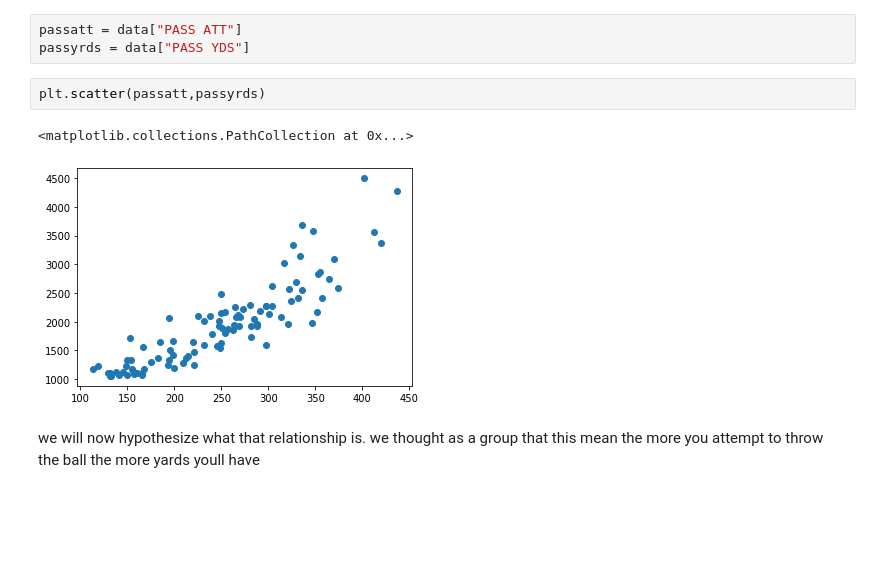
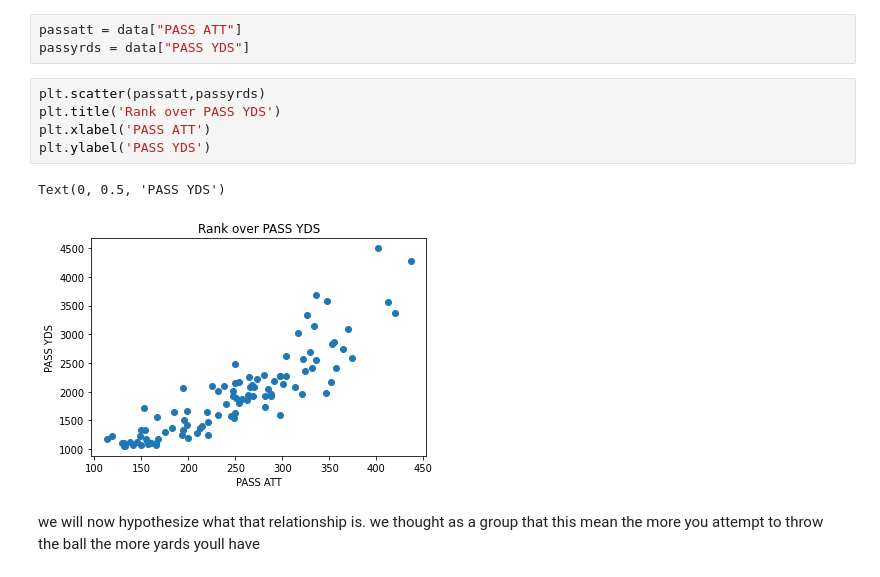
Before and after one commit to jacmantooth/groupproject, a Jupyter notebook: JacobMantooth_4413__GroupProject_6.ipynb, the cells around one changed output. Drawn from its saved outputs; the diff is of its cells as text; blank space fills up the shorter version.

```diff
--- a/JacobMantooth_4413__GroupProject_6.ipynb
+++ b/JacobMantooth_4413__GroupProject_6.ipynb
@@ -146,11 +168,14 @@ after some testing with our data we finally found two data columns that show a n
 # %%
 passatt = data["PASS ATT"]
 passyrds = data["PASS YDS"]
-# %%
-plt.scatter(passatt,passyrds)
-# %% [output]
-<matplotlib.collections.PathCollection at 0x...>
-[figure, removed]
+# %%
+plt.scatter(passatt,passyrds)
+plt.title('Rank over PASS YDS')
+plt.xlabel('PASS ATT')
+plt.ylabel('PASS YDS')
+# %% [output]
+Text(0, 0.5, 'PASS YDS')
+[figure, added]
 # %% [markdown]
 we will now hypothesize what that relationship is. we thought as a group that this mean the more you attempt to throw the ball the more yards youll have
 # %% [markdown]
```
Also changed, not shown: parts of 22 cells of this notebook.
